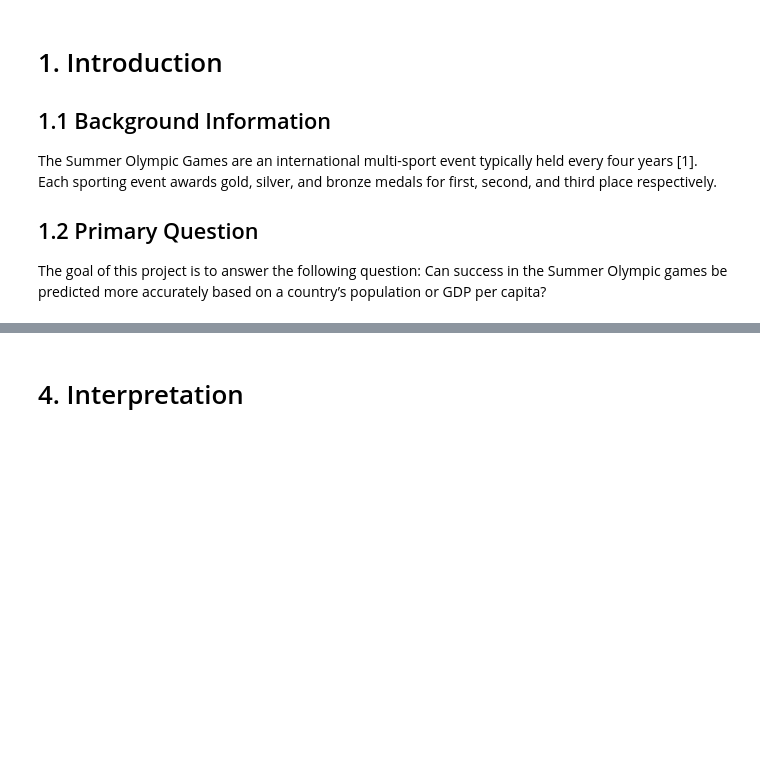
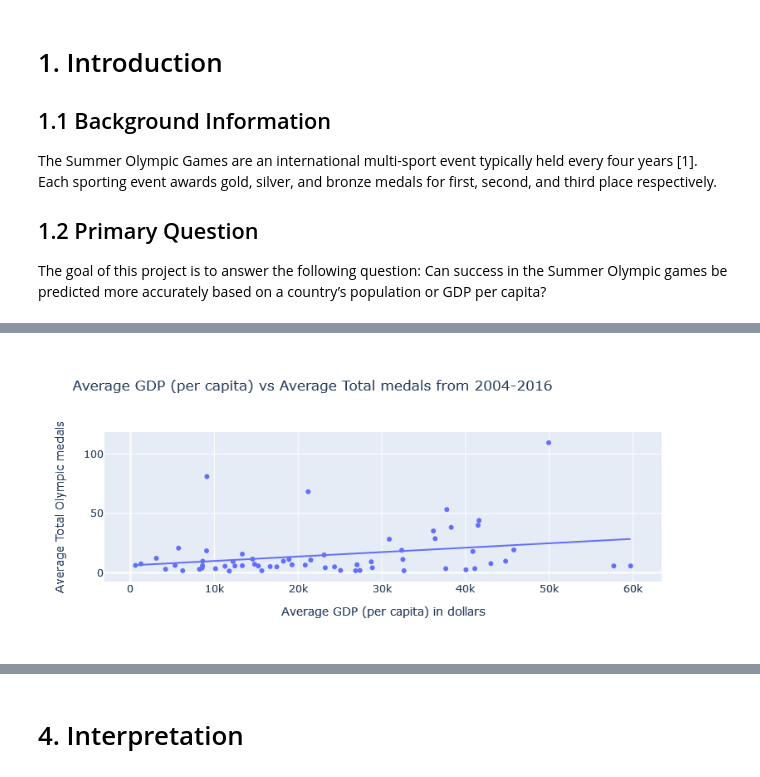
Before and after one commit to madans2984/olympic-games-analysis, a Jupyter notebook: computational_essay.ipynb, the cells around one changed output, grey strips where cells are left out. Saved outputs shown, nothing was run; the diff lists cells and outputs as text; code cells hidden in the pictures; blank space fills up the shorter version.

```diff
--- a/computational_essay.ipynb
+++ b/computational_essay.ipynb
@@ -100,0 +86,4 @@ We decided to merge our dataframes for medals, population, and GDP per capita to
+# %%
+average_medals_plot(oad, "Average GDP", "Average Total")
+# %% [output]
+[figure, added]
```
Also changed, not shown: parts of 16 cells of this notebook.
